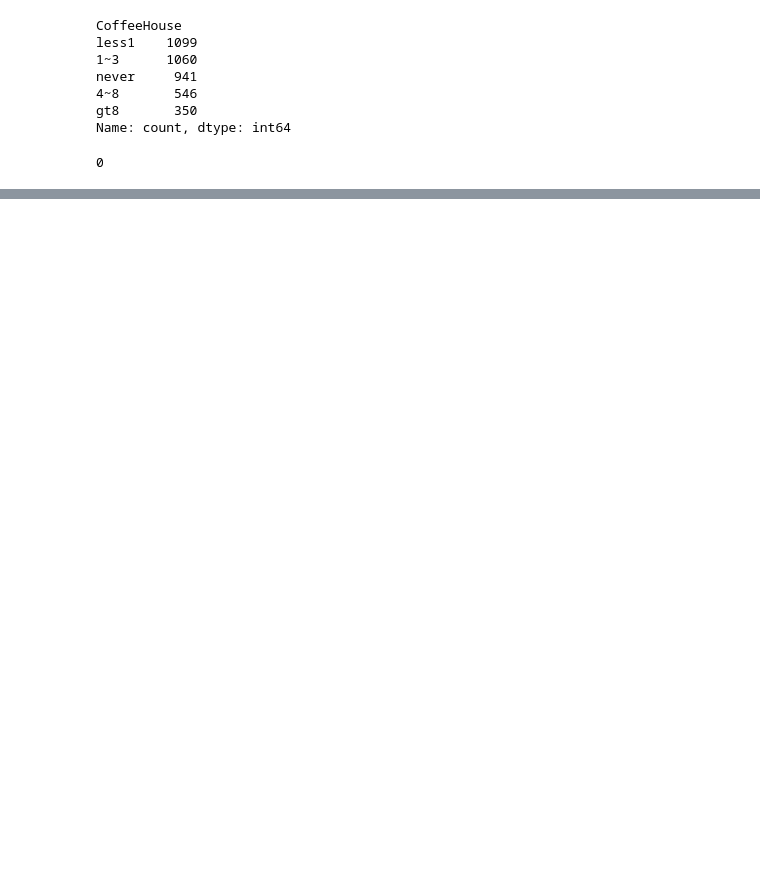
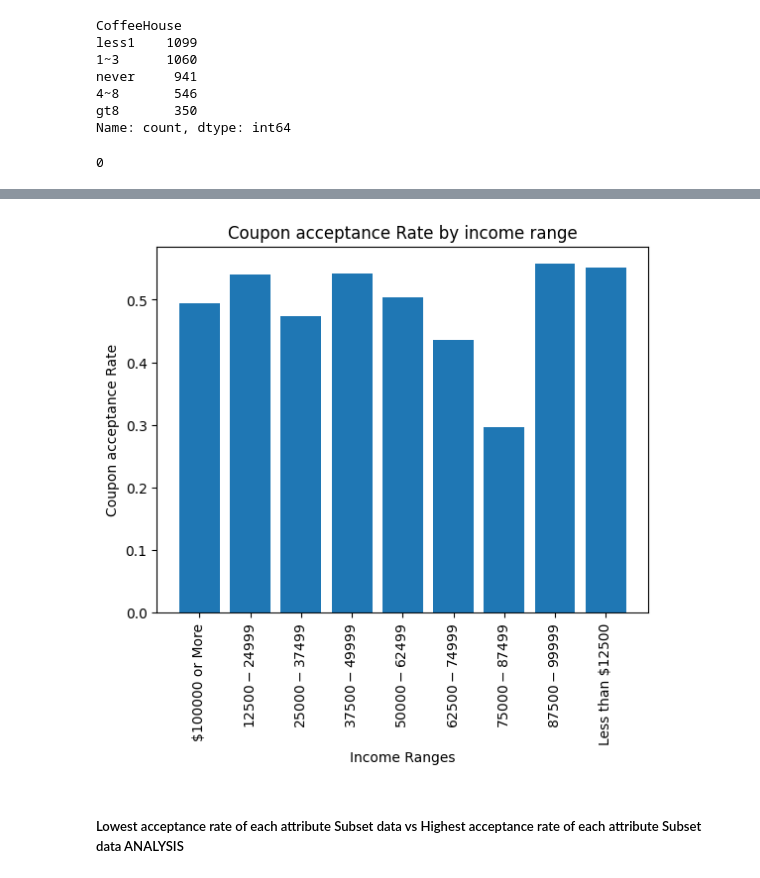
Before and after one commit to shivaallala/Customer_Coupon, a Jupyter notebook: prompt.ipynb, the cells around one changed output, grey strips where cells are left out. Saved outputs shown, nothing was run; the diff lists cells and outputs as text; code cells hidden in the pictures; blank space fills up the shorter version.

```diff
--- a/prompt.ipynb
+++ b/prompt.ipynb
@@ -525,0 +711,4 @@ plt.show()
+# %%
+#Grouping to get the count of each income range and the 'sum' for quantity of coupon accepts
+grouped_income_accept_rate = ch.groupby('income')['Y'].agg(['sum', 'count']).reset_index()
+grouped_income_accept_rate
@@ -525,0 +726,14 @@ plt.show()
+# %%
+#Calculating the Acceptance rate
+grouped_income_accept_rate['Acceptance'] = grouped_income_accept_rate['sum']/grouped_income_accept_rate['count']
+# Bar plot for acceptance rate
+plt.bar(grouped_income_accept_rate['income'], grouped_income_accept_rate['Acceptance'])
+plt.title('Coupon acceptance Rate by income range')
+plt.xlabel('Income Ranges')
+plt.ylabel('Coupon acceptance Rate')
+plt.xticks(rotation = 90)
+plt.show()
+# %% [output]
+[figure, added]
+# %% [markdown]
+##### Lowest acceptance rate of each attribute Subset data vs Highest acceptance rate of each attribute Subset data ANALYSIS
```
Also changed, not shown: parts of 40 cells of this notebook.
